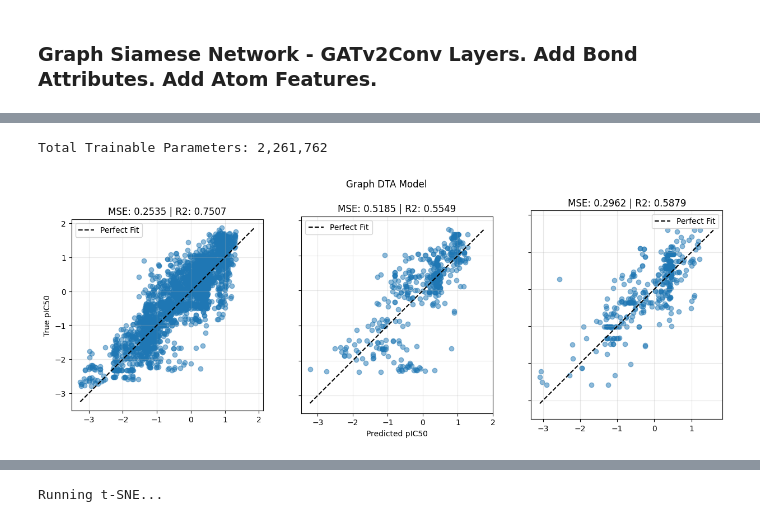
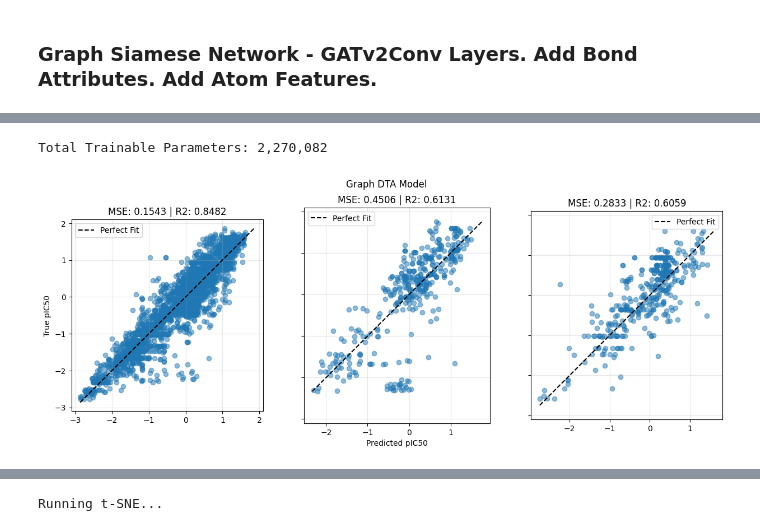
Before and after one commit to Djtrainer/cancer_research, a Jupyter notebook: notebooks/mdm2_breaker_model_eda.ipynb, the cells around one changed output, grey strips where cells are left out. Drawn from its saved outputs; the diff is of its cells as text; code cells hidden in the pictures.

```diff
--- a/notebooks/mdm2_breaker_model_eda.ipynb
+++ b/notebooks/mdm2_breaker_model_eda.ipynb
@@ -34,7 +35,7 @@ mol_file = os.path.join(
 )
 # %%
 EPOCHS = 100
-LR = 1e-5
+LR = 1e-3
 BS = 128
 # %% [markdown]
 ## Load Data
@@ -46,5 +51,5 @@ view_protein(pdb_file)
 # %%
-mol_data = SmallMoleculeFeaturizer_v5(
+mol_data = SmallMoleculeFeaturizer_DeepPurpose(
     root=os.path.join(ROOT, "data", "MDM2_Breaker"), file_path=mol_file
 )
 df_mol = pd.read_csv(mol_data.processed_paths[0].replace(".pt", ".csv"))
@@ -142,8 +147,11 @@ Computing t-SNE (this might take a moment)...
 ### Graph Siamese Network - GATv2Conv Layers. Add Bond Attributes. Add Atom Features.
 # %%
 model_v5, train_loader_v5, val_loader_v5, test_loader_v5 = train_model(
-    model=GraphSiameseNetwork(molecular_encoding_type="gcn"),
-    mol_class=SmallMoleculeFeaturizer_v5,
+    model=GraphSiameseNetwork(
+        molecule_in_channels = 74,
+        molecular_encoding_type="gcn"
+        ),
+    mol_class=SmallMoleculeFeaturizer_DeepPurpose,
     protein_data=protein_data.get_graph(),
     train_indices=train_indices,
     val_indices=val_indices,
@@ -182,6 +189,6 @@ plot_loss("lightning_logs/version_26/metrics.csv")
 # %%
 
-checkpoint_path = "checkpoints/Model-v5_1-updated-v7.ckpt"
+checkpoint_path = "checkpoints/Model-v5_1-updated-v1.ckpt"
 
 # 1. Load the raw checkpoint
 checkpoint = torch.load(checkpoint_path)
@@ -196,7 +203,10 @@ for key, value in state_dict.items():
         new_state_dict[new_key] = value
 
 # 3. Initialize your raw model
-model = GraphSiameseNetwork(molecular_encoding_type="gcn")
+model = GraphSiameseNetwork(
+    molecule_in_channels = 74,
+    molecular_encoding_type="gcn"
+    )
 
 # 4. Load the cleaned weights
 model.load_state_dict(new_state_dict)
@@ -210,6 +220,6 @@ plot_predictions(
     model,
     (train_loader_v5, val_loader_v5, test_loader_v5),
     protein_data.get_graph(),
-    "Model-v5_1-updated-v2",
+    "Model-v5",
 )
 # %% [output]
@@ -300,36 +332,38 @@ plot_loss("lightning_logs/version_27/metrics.csv")
 # %%
-checkpoint_path = "checkpoints/GraphDTA-updated-v1.ckpt"
+checkpoint_path = "checkpoints/GraphDTA-updated-v2.ckpt"
 
 # 1. Load the raw checkpoint
 checkpoint = torch.load(checkpoint_path)
 state_dict = checkpoint["state_dict"]
 
 # 2. Fix the keys (Remove "model." prefix)
 new_state_dict = {}
 for key, value in state_dict.items():
     if key.startswith("model."):
         # Strip the first 6 characters ("model.")
         new_key = key[6:]
         new_state_dict[new_key] = value
 
 # 3. Initialize your raw model
-model = GraphDTAModel(molecule_in_channels=9)
+model = GraphDTAModel(
+    molecule_in_channels = 74
+    )
 
 # 4. Load the cleaned weights
 model.load_state_dict(new_state_dict)
 
 total_params = sum(p.numel() for p in model.parameters() if p.requires_grad)
 print(f"\nTotal Trainable Parameters: {total_params:,}")
 
 model.eval()
 
 plot_predictions(
     model,
     (train_loader_v5, val_loader_v5, test_loader_v5),
     mdm2_tensor,
     "Graph DTA Model",
 )
 # %% [output]
-Total Trainable Parameters: 2,261,762
+Total Trainable Parameters: 2,270,082
-[figure, old version]
+[figure, new version]
 # %%
```
Also changed, not shown: parts of 11 cells of this notebook, 6 other files.
